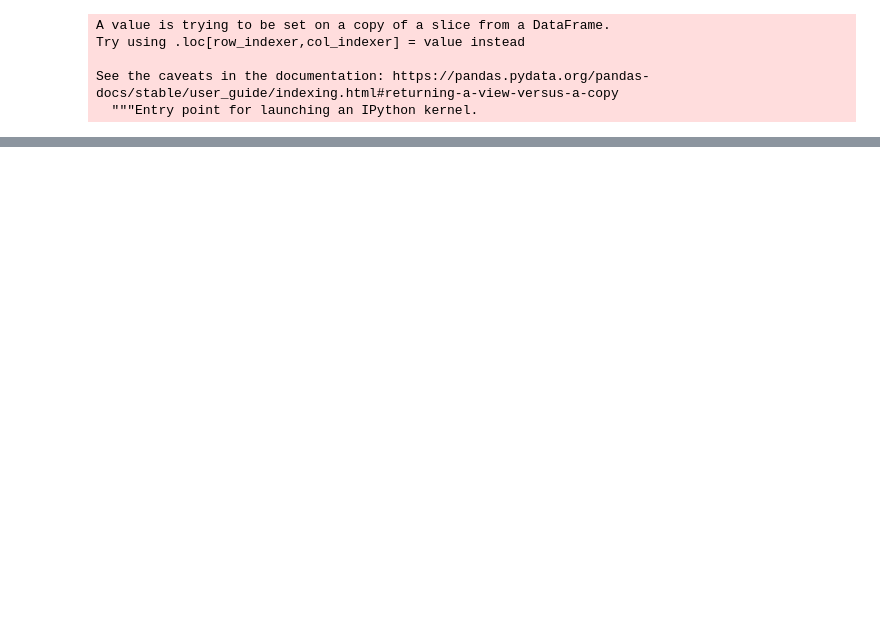
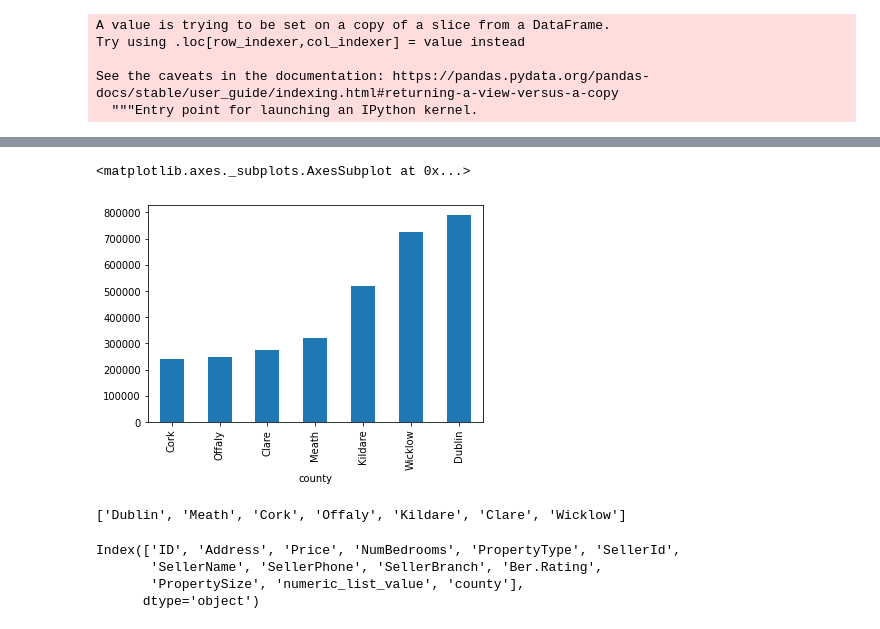
Before and after one commit to 10598672/CA1_10598672, a Jupyter notebook: CA1_10598672.ipynb, the cells around one changed output, grey strips where cells are left out. Saved outputs shown, nothing was run; the diff lists cells and outputs as text; code cells hidden in the pictures; blank space fills up the shorter version.

```diff
--- a/CA1_10598672.ipynb
+++ b/CA1_10598672.ipynb
@@ -513,0 +512,2 @@ Name: numeric_list_value, dtype: object
+# %%
+df['numeric_list_value'] = df['numeric_list_value'].astype('int')
@@ -516,0 +545,7 @@ county = ['Dublin', 'Cork', 'Waterford', 'Kilkenny', 'Wexford', 'Wicklow']
+# %%
+county = []
+for address in df['Address']:
+  address_county = address.rsplit()[-1]
+  county.append(address_county)
+# %%
+df['county'] = county
@@ -524,0 +572,3 @@ county = ['Dublin', 'Cork', 'Waterford', 'Kilkenny', 'Wexford', 'Wicklow']
+# %%
+df['county'] = df['county'].replace(['Clare', 'Cork', 'Dublin', 'Kildare', 'Meath', 'Offaly', 'Wicklow', '12'],
+                                   ['Clare', 'Cork', 'Dublin', 'Kildare', 'Meath', 'Offaly', 'Wicklow', 'Dublin'])
@@ -524,0 +594,17 @@ county = ['Dublin', 'Cork', 'Waterford', 'Kilkenny', 'Wexford', 'Wicklow']
+# %%
+# Visualization
+df.groupby('county')['numeric_list_value'].mean().sort_values().plot(kind='bar')
+# %% [output]
+<matplotlib.axes._subplots.AxesSubplot at 0x...>
+[figure, added]
+# %%
+list(df['county'].value_counts().index)
+# %% [output]
+['Dublin', 'Meath', 'Cork', 'Offaly', 'Kildare', 'Clare', 'Wicklow']
+# %%
+df.columns
+# %% [output]
+Index(['ID', 'Address', 'Price', 'NumBedrooms', 'PropertyType', 'SellerId',
+       'SellerName', 'SellerPhone', 'SellerBranch', 'Ber.Rating',
+       'PropertySize', 'numeric_list_value', 'county'],
+      dtype='object')
```
Also changed, not shown: parts of 35 cells of this notebook.
